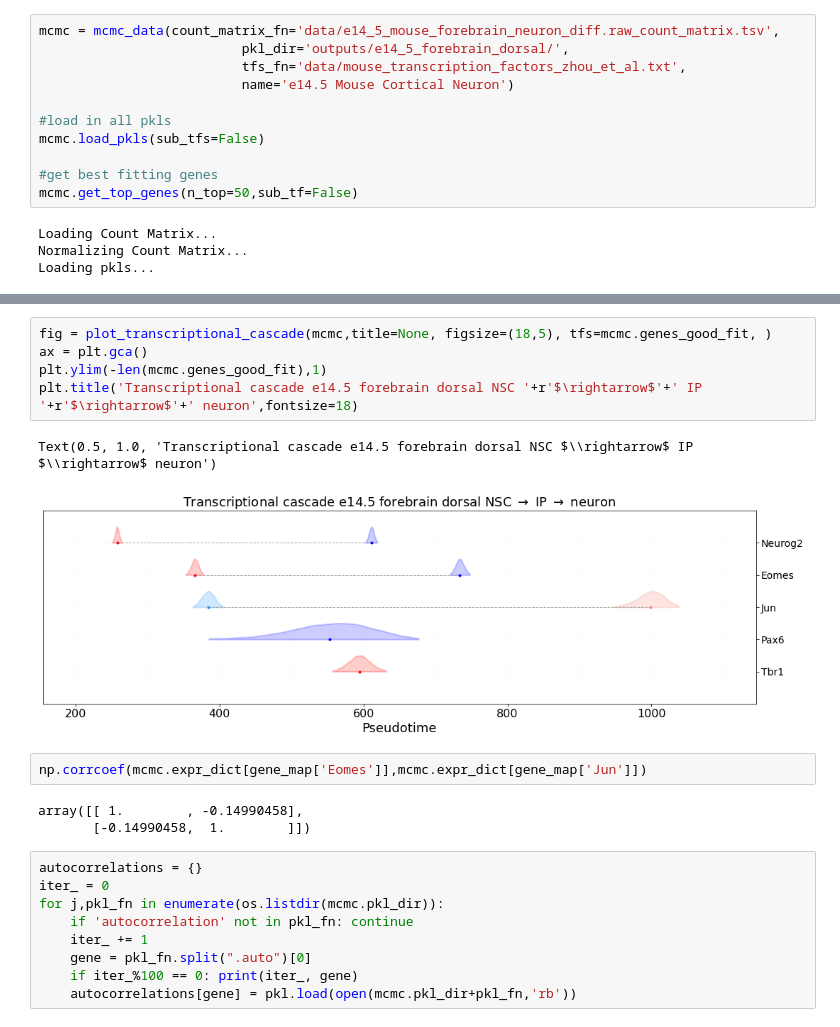
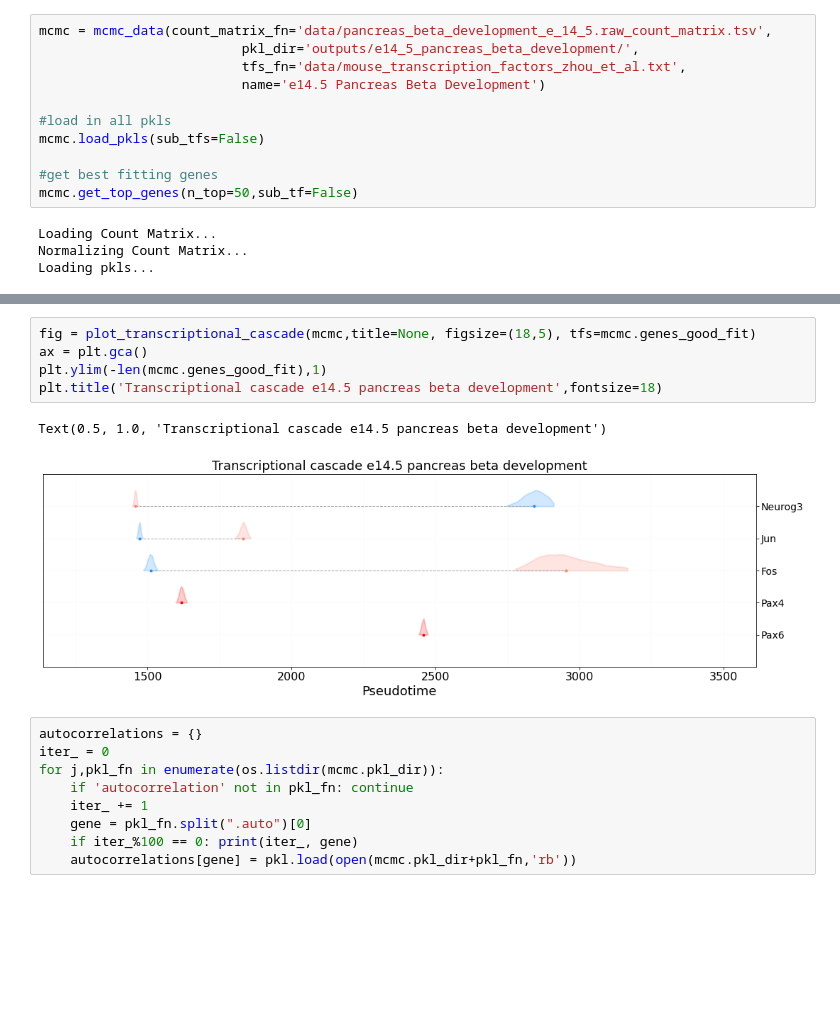
Before and after one commit to daniel-rosebrock/transcriptional_cascades, a Jupyter notebook: load_mcmc_run.ipynb, the cells around one changed output, grey strips where cells are left out. Drawn from its saved outputs; the diff is of its cells as text; blank space fills up the shorter version.

```diff
--- a/load_mcmc_run.ipynb
+++ b/load_mcmc_run.ipynb
@@ -19,10 +19,10 @@ import matplotlib.pyplot as plt
 import warnings
 warnings.filterwarnings('ignore')
 # %%
-mcmc = mcmc_data(count_matrix_fn='data/e14_5_mouse_forebrain_neuron_diff.raw_count_matrix.tsv',
-                          pkl_dir='outputs/e14_5_forebrain_dorsal/',
+mcmc = mcmc_data(count_matrix_fn='data/pancreas_beta_development_e_14_5.raw_count_matrix.tsv',
+                          pkl_dir='outputs/e14_5_pancreas_beta_development/',
                           tfs_fn='data/mouse_transcription_factors_zhou_et_al.txt',
-                          name='e14.5 Mouse Cortical Neuron')
+                          name='e14.5 Pancreas Beta Development')
 
 #load in all pkls
 mcmc.load_pkls(sub_tfs=False)
@@ -92,16 +64,11 @@ mcmc.genes_good_fit
 # %%
-fig = plot_transcriptional_cascade(mcmc,title=None, figsize=(18,5), tfs=mcmc.genes_good_fit, )
+fig = plot_transcriptional_cascade(mcmc,title=None, figsize=(18,5), tfs=mcmc.genes_good_fit)
 ax = plt.gca()
 plt.ylim(-len(mcmc.genes_good_fit),1)
-plt.title('Transcriptional cascade e14.5 forebrain dorsal NSC '+r'$\rightarrow$'+' IP '+r'$\rightarrow$'+' neuron',fontsize=18)
+plt.title('Transcriptional cascade e14.5 pancreas beta development',fontsize=18)
 # %% [output]
-Text(0.5, 1.0, 'Transcriptional cascade e14.5 forebrain dorsal NSC $\\rightarrow$ IP $\\rightarrow$ neuron')
+Text(0.5, 1.0, 'Transcriptional cascade e14.5 pancreas beta development')
-[figure, old version]
+[figure, new version]
-# %%
-np.corrcoef(mcmc.expr_dict[gene_map['Eomes']],mcmc.expr_dict[gene_map['Jun']])
-# %% [output]
-array([[ 1.        , -0.14990458],
-       [-0.14990458,  1.        ]])
 # %%
 autocorrelations = {}
 iter_ = 0
```
Also changed, not shown: parts of 19 cells of this notebook.
